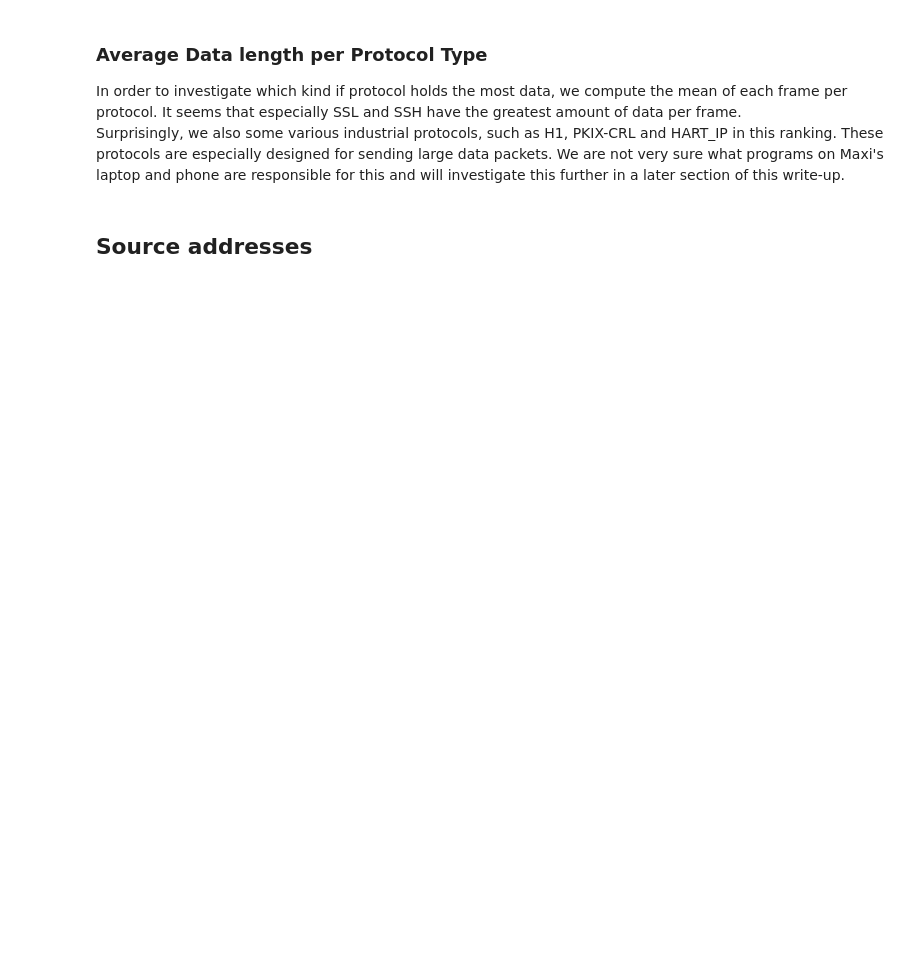
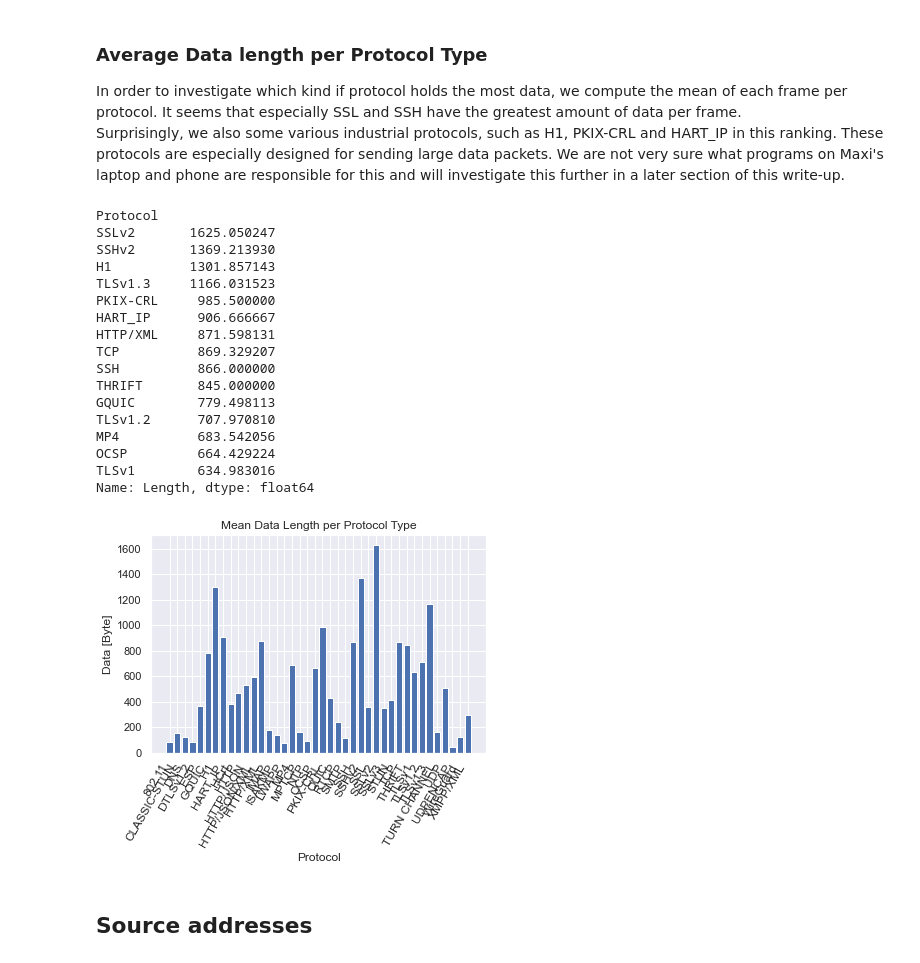
Before and after one commit to fabianh001/cmb_assignment2, a Jupyter notebook: cmb2.ipynb, the cells around one changed output. Saved outputs shown, nothing was run; the diff lists cells and outputs as text; code cells hidden in the pictures; blank space fills up the shorter version.

```diff
--- a/cmb2.ipynb
+++ b/cmb2.ipynb
@@ -237,18 +295,37 @@ Surprisingly, we also some various industrial protocols, such as H1, PKIX-CRL an
 # %%
 df_mean_protocol_packet_length = df.groupby('Protocol')['Length'].mean()
 print(df_mean_protocol_packet_length.nlargest(15))
 #print (df.loc[df['Protocol'].str.contains("HART_IP")])
 
 # plot
-fig, ax = plt.subplots()
+fig, ax = plt.subplots(figsize=(10,10))
 ax.tick_params(axis='x', which='major', labelsize=12)
 ax.tick_params(axis='x', which='minor', labelsize=12)
 plt.xlabel('Protocol')
 plt.ylabel('Data [Byte]')
 plt.title('Mean Data Length per Protocol Type')
 ax.bar(df_mean_protocol_packet_length.keys(), df_mean_protocol_packet_length, align='center',)
 plt.xticks(rotation=60, ha="right")
 fig.show()
+# %% [output]
+Protocol
+SSLv2       1625.050247
+SSHv2       1369.213930
+H1          1301.857143
+TLSv1.3     1166.031523
+PKIX-CRL     985.500000
+HART_IP      906.666667
+HTTP/XML     871.598131
+TCP          869.329207
+SSH          866.000000
+THRIFT       845.000000
+GQUIC        779.498113
+TLSv1.2      707.970810
+MP4          683.542056
+OCSP         664.429224
+TLSv1        634.983016
+Name: Length, dtype: float64
+[figure, added]
 # %% [markdown]
 ## Source addresses
 # %%
```
Also changed, not shown: parts of 36 cells of this notebook.
